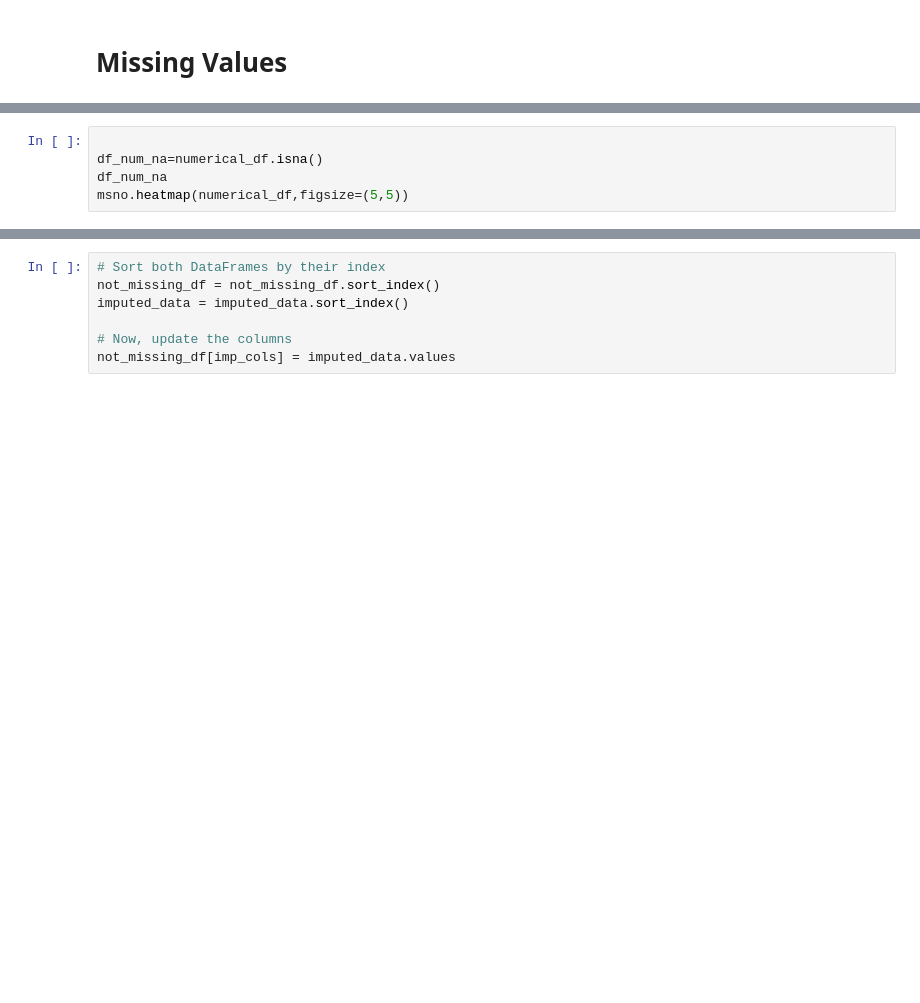
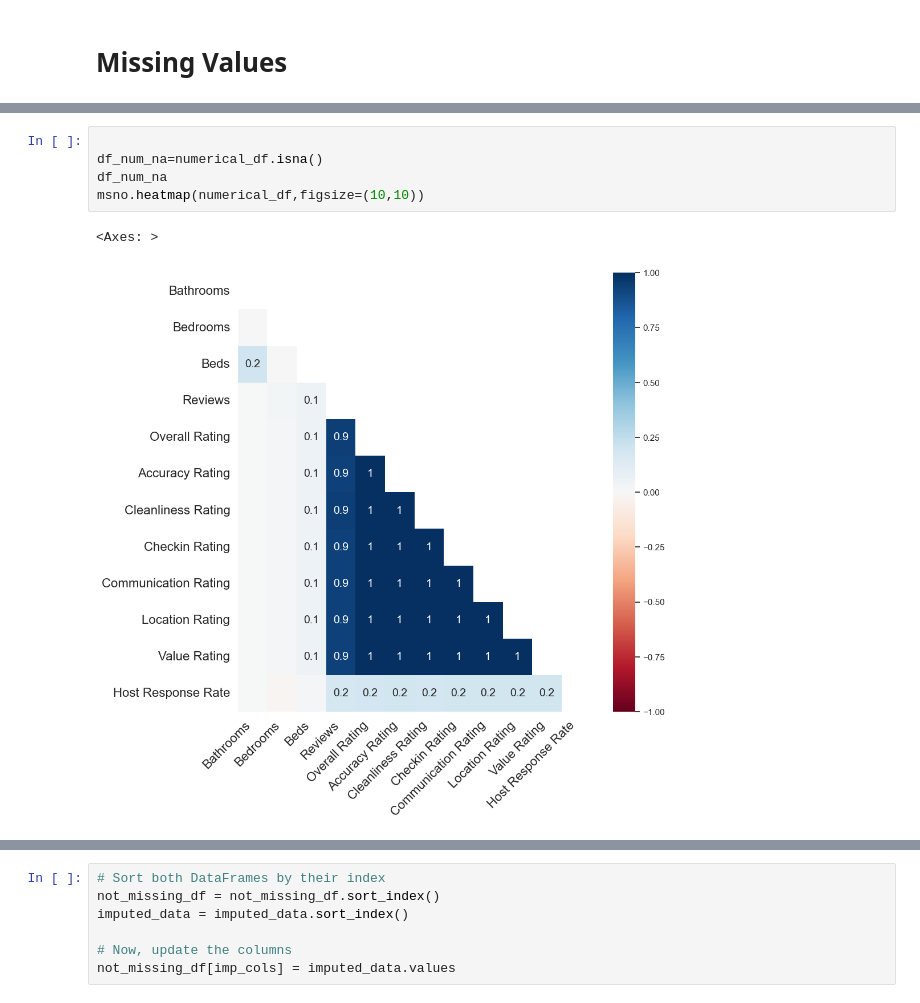
Before and after one commit to gilhagbi/Berlin-Airbnb-Ratings--Predict-listing-prices-, a Jupyter notebook: Data Cleansing,Outliers.ipynb, the cells around one changed output, grey strips where cells are left out. Saved outputs shown, nothing was run; the diff lists cells and outputs as text; blank space fills up the shorter version.

```diff
--- a/Data Cleansing,Outliers.ipynb
+++ b/Data Cleansing,Outliers.ipynb
@@ -423,8 +480,11 @@ msno.matrix(df_panel)
 # %%
 
 df_num_na=numerical_df.isna()
 df_num_na
-msno.heatmap(numerical_df,figsize=(5,5))
+msno.heatmap(numerical_df,figsize=(10,10))
+# %% [output]
+<Axes: >
+[figure, added]
 # %%
 mis_val = df_nulls.isna().sum()
 mis_val_per = df_nulls.isna().sum()/len(df_nulls)*100
```
Also changed, not shown: parts of 29 cells of this notebook, 8 other files.
